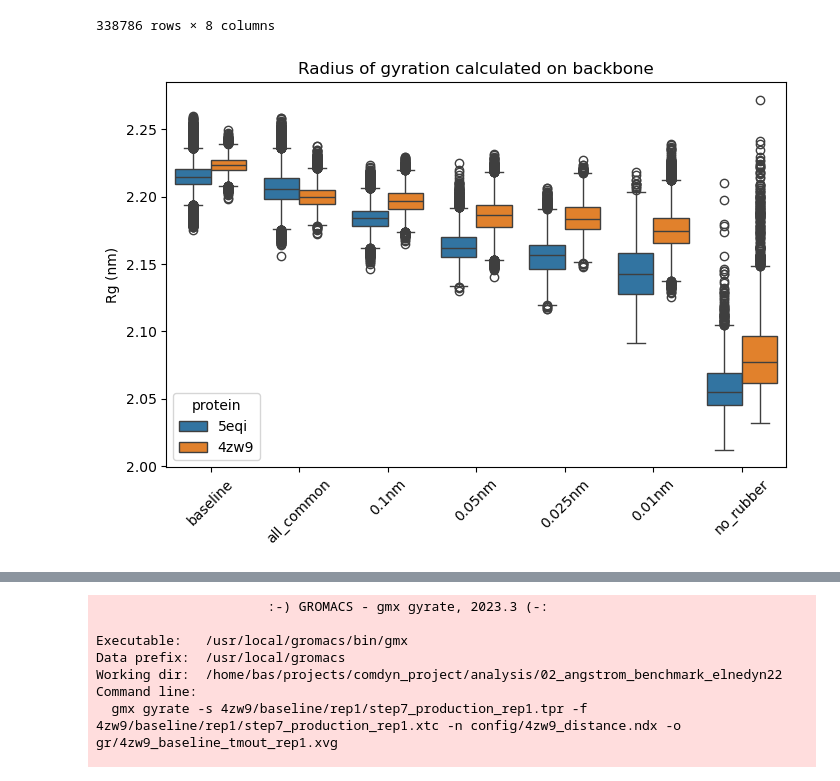
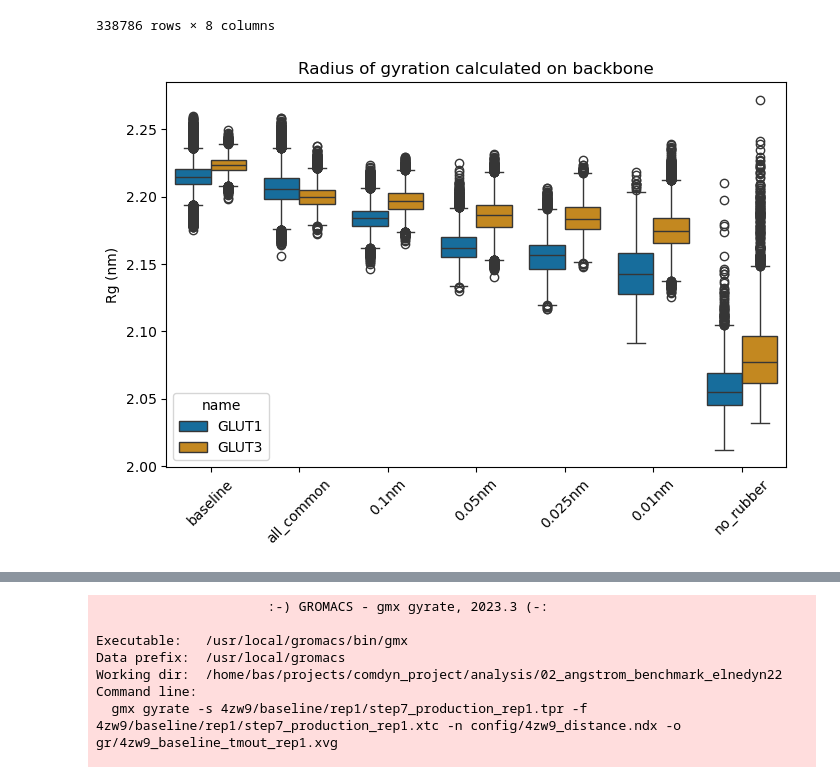
Before and after one commit to bvanhoewijk/comdyn_project, a Jupyter notebook: analysis/02_angstrom_benchmark_elnedyn22/04_radius_of_gyration.ipynb, the cells around one changed output, grey strips where cells are left out. Drawn from its saved outputs; the diff is of its cells as text; code cells hidden in the pictures.

```diff
--- a/analysis/02_angstrom_benchmark_elnedyn22/04_radius_of_gyration.ipynb
+++ b/analysis/02_angstrom_benchmark_elnedyn22/04_radius_of_gyration.ipynb
@@ -160,6 +160,8 @@ import seaborn as sns
 import pandas as pd
 import numpy as np
 import os
+
+sns.set_palette("colorblind")
 
 dir_names = "baseline all_common 0.1nm 0.05nm 0.025nm 0.01nm no_rubber".split(" ")
 label_names = ["Baseline", "No threshold", "Threshold: 0.1 nm", "Threshold: 0.05 nm", "Threshold: 0.025 nm" , "Threshold: 0.01 nm"]
@@ -200,14 +202,26 @@ df
 | 2000 | 2000000.0 | 2.07023 | 1.80981 | 1.68087 | 1.57193 | rep 1 | 4zw9 | no_rubber |
 338786 rows × 8 columns
 # %%
+from doctest import DocFileSuite
+
+
+def fixname(x):
+    if x == "4zw9":
+        return "GLUT3"
+    if x == "5eqi":
+        return "GLUT1"
+    return x
+
+df['name'] = df['protein'].apply(fixname)
+
 plt.rcParams["figure.figsize"] = (8, 5)
-ax = sns.boxplot(data=df, x="threshold", y="rg_all", hue="protein")
+ax = sns.boxplot(data=df, x="threshold", y="rg_all", hue="name")
 ax.set_ylabel("Rg (nm)")
 ax.set_xlabel(None)
 ax.set_title("Radius of gyration calculated on backbone")
 ax.tick_params(axis='x', labelrotation=45)
 # %% [output]
-[figure, old version]
+[figure, new version]
 # %%
 plt.rcParams["figure.figsize"] = (8, 5)
 ax = sns.boxplot(data=df[df["protein"] == "5eqi"], x="threshold", y="rg_all", hue="replicate")
```
Also changed, not shown: parts of 1 cell of this notebook, 17 other files.
